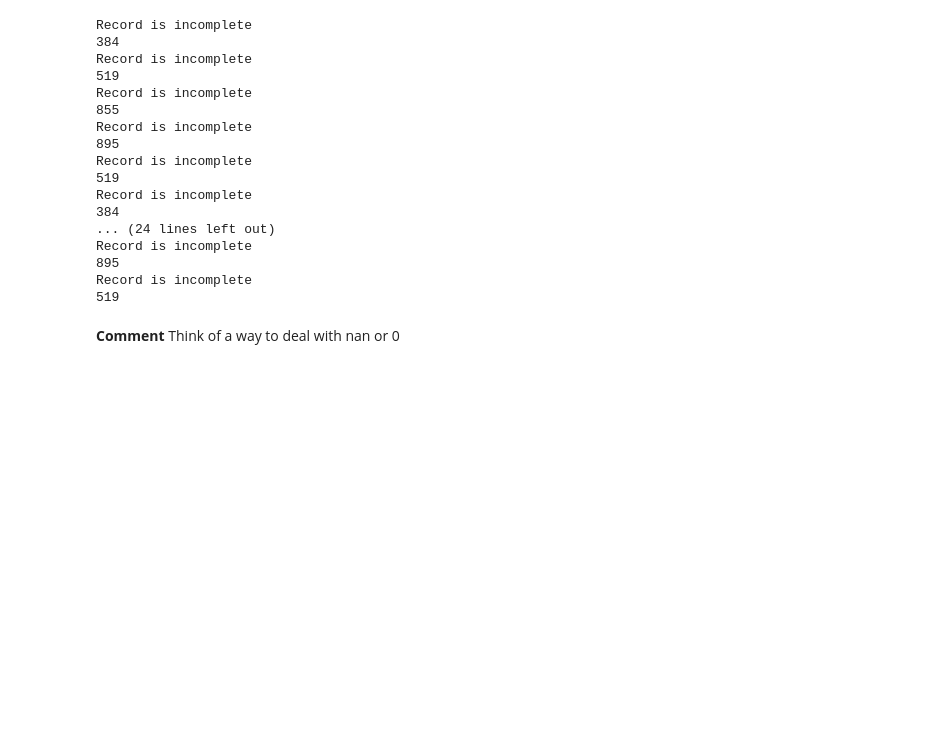
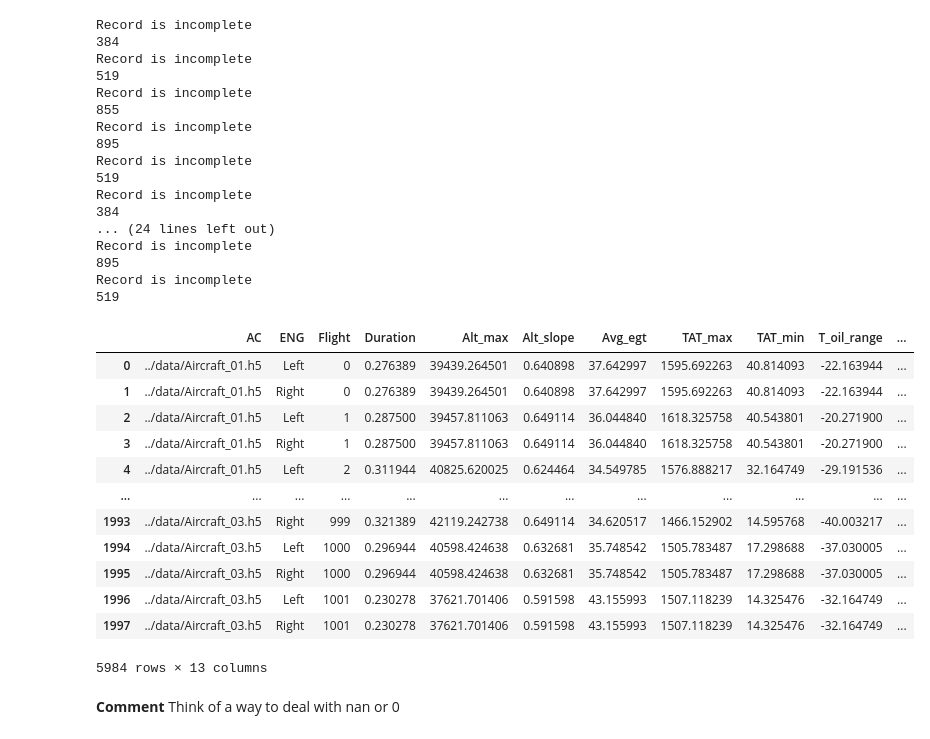
Before and after one commit to jee51/M2DProjet2324, a Jupyter notebook: notebooks/Dung - Project Aircraft 02-02 .ipynb, the cells around one changed output. Saved outputs shown, nothing was run; the diff lists cells and outputs as text; code cells hidden in the pictures; blank space fills up the shorter version.

```diff
--- a/notebooks/Dung - Project Aircraft 02-02 .ipynb
+++ b/notebooks/Dung - Project Aircraft 02-02 .ipynb
@@ -34,12 +34,14 @@ import seaborn as sns
 %autoreload 2
 # %%
 datadir = os.getcwd()
+# %%
+datadir = '../data'
 # %%
 # Reading the database by Opset() class
 # Each .h5 files contains a number of flight info recordings of an aircraft
-ac1 = Opset('Aircraft_01.h5')
-ac2 = Opset('Aircraft_02.h5')
-ac3 = Opset('Aircraft_03.h5')
+ac1 = Opset(os.path.join(datadir,'Aircraft_01.h5'))
+ac2 = Opset(os.path.join(datadir,'Aircraft_02.h5'))
+ac3 = Opset(os.path.join(datadir,'Aircraft_03.h5'))
 # %%
 #View a dataset
 ac1[2].head(5)
@@ -99,3 +105,19 @@ Record is incomplete
+# %%
+climb
+# %% [output]
+|  | AC | ENG | Flight | Duration | Alt_max | Alt_slope | Avg_egt | TAT_max | TAT_min | T_oil_range | ... |
+| 0 | ../data/Aircraft_01.h5 | Left | 0 | 0.276389 | 39439.264501 | 0.640898 | 37.642997 | 1595.692263 | 40.814093 | -22.163944 | ... |
+| 1 | ../data/Aircraft_01.h5 | Right | 0 | 0.276389 | 39439.264501 | 0.640898 | 37.642997 | 1595.692263 | 40.814093 | -22.163944 | ... |
+| 2 | ../data/Aircraft_01.h5 | Left | 1 | 0.287500 | 39457.811063 | 0.649114 | 36.044840 | 1618.325758 | 40.543801 | -20.271900 | ... |
+| 3 | ../data/Aircraft_01.h5 | Right | 1 | 0.287500 | 39457.811063 | 0.649114 | 36.044840 | 1618.325758 | 40.543801 | -20.271900 | ... |
+| 4 | ../data/Aircraft_01.h5 | Left | 2 | 0.311944 | 40825.620025 | 0.624464 | 34.549785 | 1576.888217 | 32.164749 | -29.191536 | ... |
+| ... | ... | ... | ... | ... | ... | ... | ... | ... | ... | ... | ... |
+| 1993 | ../data/Aircraft_03.h5 | Right | 999 | 0.321389 | 42119.242738 | 0.649114 | 34.620517 | 1466.152902 | 14.595768 | -40.003217 | ... |
+| 1994 | ../data/Aircraft_03.h5 | Left | 1000 | 0.296944 | 40598.424638 | 0.632681 | 35.748542 | 1505.783487 | 17.298688 | -37.030005 | ... |
+| 1995 | ../data/Aircraft_03.h5 | Right | 1000 | 0.296944 | 40598.424638 | 0.632681 | 35.748542 | 1505.783487 | 17.298688 | -37.030005 | ... |
+| 1996 | ../data/Aircraft_03.h5 | Left | 1001 | 0.230278 | 37621.701406 | 0.591598 | 43.155993 | 1507.118239 | 14.325476 | -32.164749 | ... |
+| 1997 | ../data/Aircraft_03.h5 | Right | 1001 | 0.230278 | 37621.701406 | 0.591598 | 43.155993 | 1507.118239 | 14.325476 | -32.164749 | ... |
+5984 rows × 13 columns
 # %%
 def extract(dataframe):
     df = dataframe[dataframe['ENG'] == 'Left'].drop(columns = ['Flight', 'AC', 'ENG', 'Volume'])
```
Also changed, not shown: parts of 6 cells of this notebook, 6 other files.
